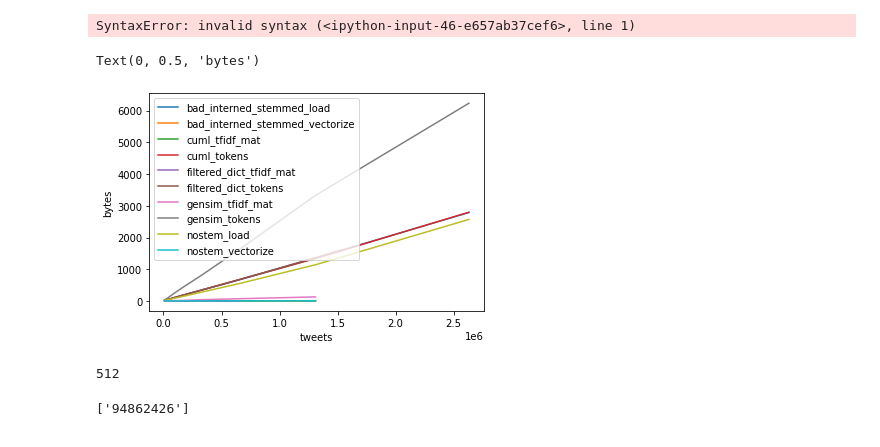
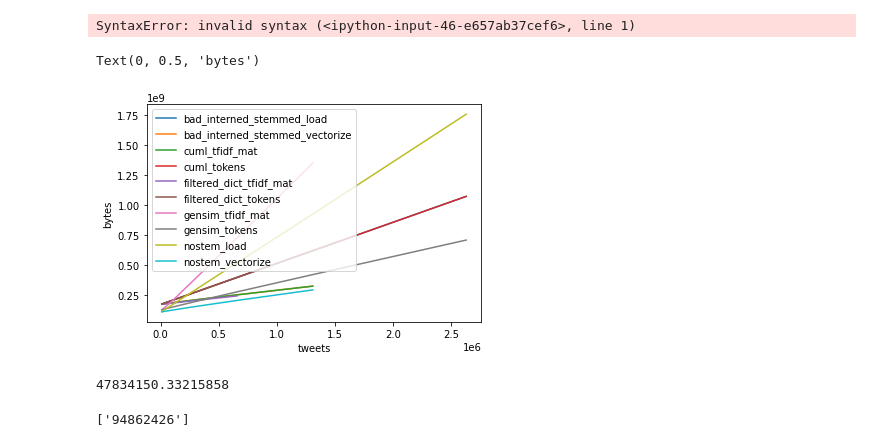
Before and after one commit to AdrienSF/twitter-analysis, a Jupyter notebook: old/vis/complexity_vis.ipynb, the cells around one changed output. Cells and saved outputs as stored; diff of their text form; code cells hidden in the pictures.

```diff
--- a/old/vis/complexity_vis.ipynb
+++ b/old/vis/complexity_vis.ipynb
@@ -34,20 +34,20 @@ plt.ylabel('bytes')
 SyntaxError: invalid syntax (<ipython-input-46-e657ab37cef6>, line 1)
 # %%
 for mes in measures.keys():
-    plt.plot(measures[mes]['tweets'], measures[mes]['time'], label=mes)
+    plt.plot(measures[mes]['tweets'], measures[mes]['mem'], label=mes)
 plt.legend()
 plt.xlabel('tweets')
 plt.ylabel('bytes')
 # %% [output]
 Text(0, 0.5, 'bytes')
-[figure, old version]
+[figure, new version]
 # %%
 # Vocabulary should not be increasing linearly! this is not what I was promised
 # mem increases linearly in function of cols/tweets ... as if each tweet is adding at least one new, unique word not found in any other tweet: URLs!?
 # what's gonna help: stemming, filter dictionary?
-pow(2, 9)
+3.2e10/(1759954999/2630811)
 # %% [output]
-512
+47834150.33215858
 # %%
 rows = []
 with open('../trained-2021-06-02/dictionary.txt') as f:
```
Also changed, not shown: 14 other files.
